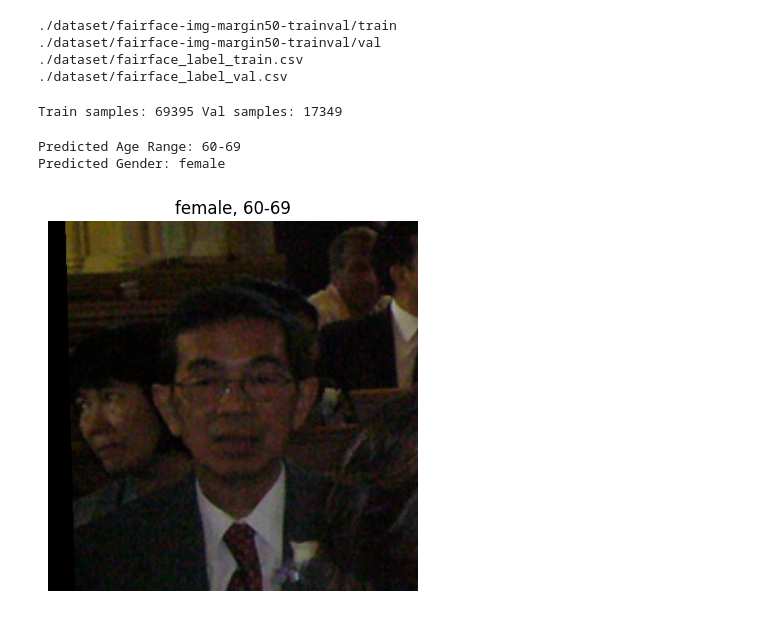
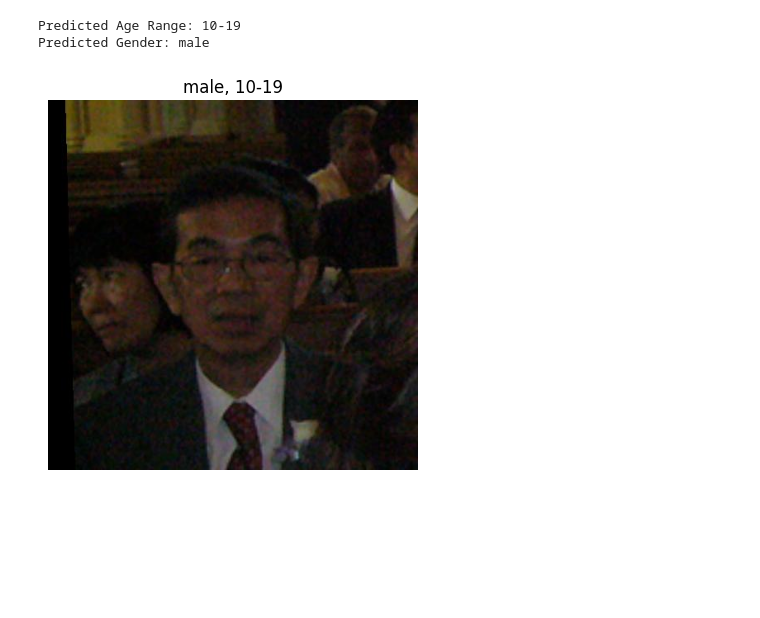
Before and after one commit to wdtkm0823/fairface-gender-age-clothing-model, a Jupyter notebook: main.ipynb, the cells around one changed output. Drawn from its saved outputs; the diff is of its cells as text; code cells hidden in the pictures; blank space fills up the shorter version.

```diff
--- a/main.ipynb
+++ b/main.ipynb
@@ -21,9 +20,5 @@ VALIDATION_IMG_DIR = os.path.join(BASE_DIR, "fairface-img-margin50-trainval/val"
 TRAIN_CSV_PATH = os.path.join(BASE_DIR, "fairface_label_train.csv")
 VALIDATION_CSV_PATH = os.path.join(BASE_DIR, "fairface_label_val.csv")
 
-df = pd.read_csv(TRAIN_CSV_PATH)
+train_df = pd.read_csv(TRAIN_CSV_PATH)
+val_df = pd.read_csv(VALIDATION_CSV_PATH)
-# %% [output]
-./dataset/fairface-img-margin50-trainval/train
-./dataset/fairface-img-margin50-trainval/val
-./dataset/fairface_label_train.csv
-./dataset/fairface_label_val.csv
@@ -74,5 +25,3 @@ class FairFaceDataset(Dataset):
-# %%
-train_df, val_df = train_test_split(df, test_size=0.2, random_state=42)
 # %%
 train_transform = transforms.Compose(
     [
@@ -96,10 +89,6 @@ val_dataset = FairFaceDataset(val_df, VALIDATION_IMG_DIR, transform=val_transfor
 # %%
 train_loader = DataLoader(train_dataset, batch_size=32, shuffle=True, num_workers=2)
 val_loader = DataLoader(val_dataset, batch_size=32, shuffle=False, num_workers=2)
-# %%
-print("Train samples:", len(train_dataset), "Val samples:", len(val_dataset))
-# %% [output]
-Train samples: 69395 Val samples: 17349
 # %%
 class AgeGenderModel(nn.Module):
     def __init__(self, num_age_classes=9, num_gender_classes=2):
@@ -124,30 +113,30 @@ device = torch.device("cuda" if torch.cuda.is_available() else "cpu")
 model = AgeGenderModel().to(device)
 # %%
 # 任意の画像を読み込み
-test_image_path = os.path.join("fairface-img-margin125-trainval/train/1.jpg")
+test_image_path = os.path.join("dataset/fairface-img-margin125-trainval/train/1.jpg")
 img_pil = Image.open(test_image_path).convert("RGB")
 
 # 前処理
 img_input = val_transform(img_pil).unsqueeze(0).to(device)
 
 model.eval()
 with torch.no_grad():
     age_out, gender_out = model(img_input)
     age_pred = age_out.argmax(dim=1).item()
     gender_pred = gender_out.argmax(dim=1).item()
 
 age_label_str = train_dataset.age_classes[age_pred]
 gender_label_str = list(train_dataset.gender_to_idx.keys())[list(train_dataset.gender_to_idx.values()).index(gender_pred)]
 
 print("Predicted Age Range:", age_label_str)
 print("Predicted Gender:", gender_label_str)
 
 # 画像表示
 plt.imshow(img_pil)
 plt.title(f"{gender_label_str}, {age_label_str}")
 plt.axis('off')
 plt.show()
 # %% [output]
-Predicted Age Range: 60-69
-Predicted Gender: female
+Predicted Age Range: 10-19
+Predicted Gender: male
-[figure, old version]
+[figure, new version]
```
Also changed, not shown: parts of 3 cells of this notebook.
